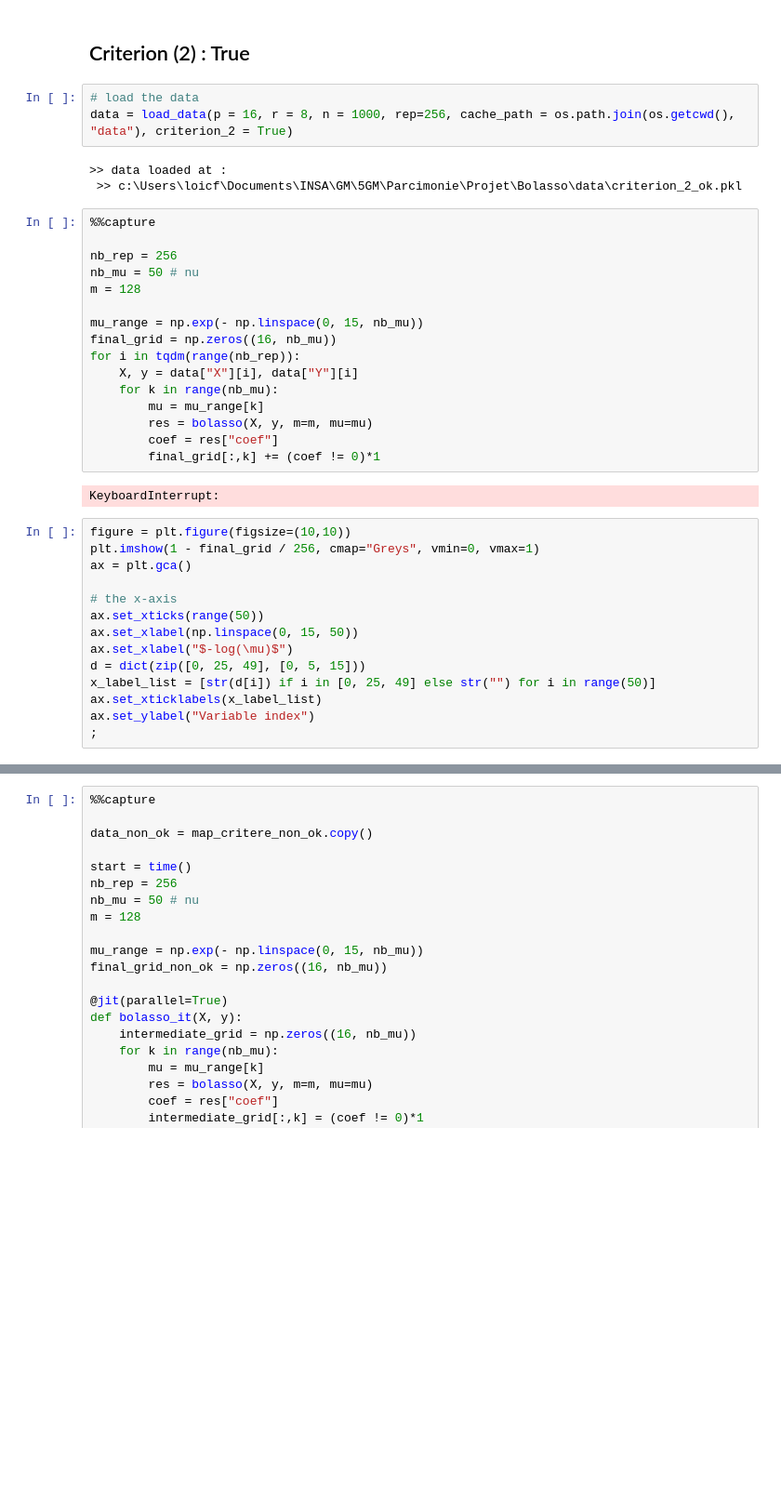
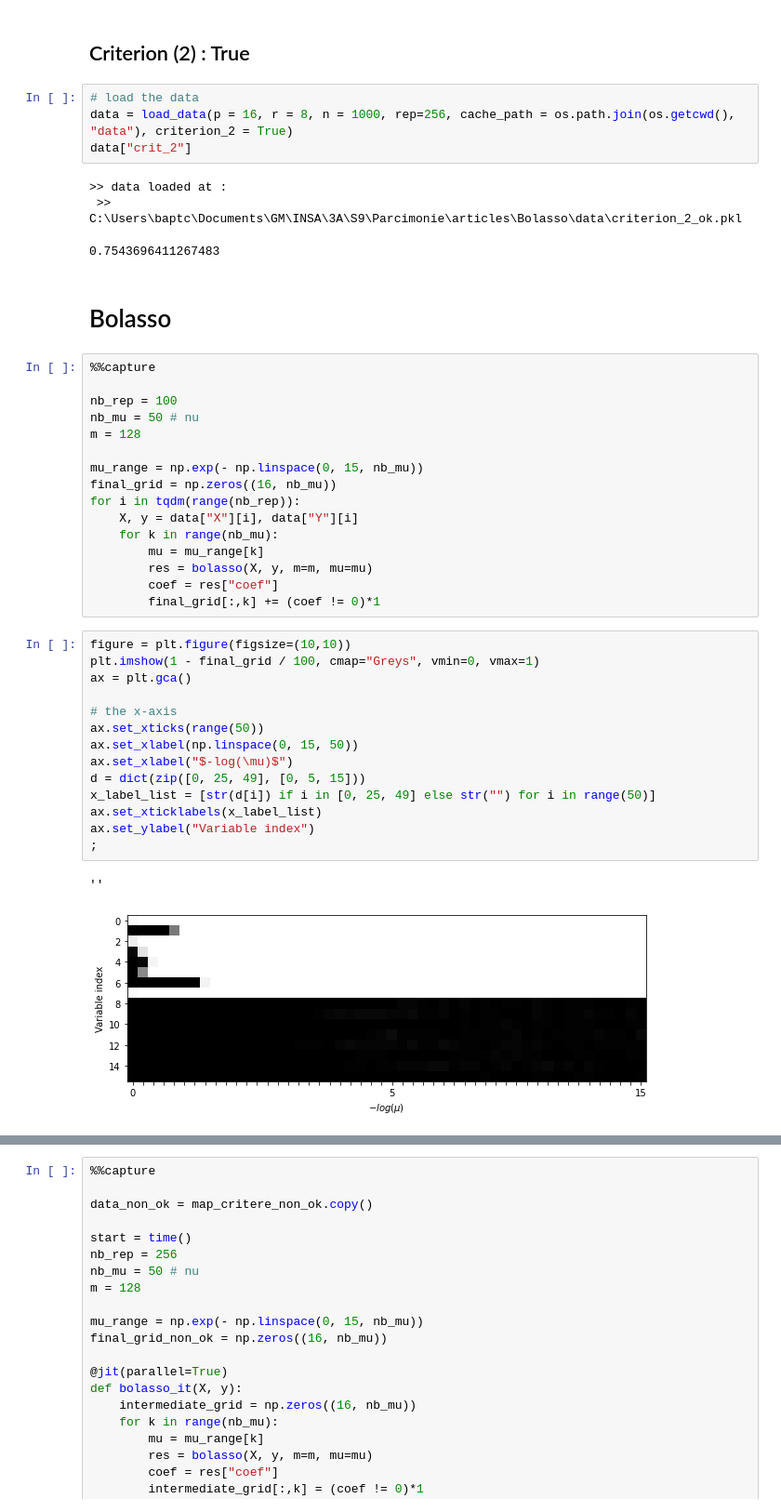
Before and after one commit to lolofo/Bolasso, a Jupyter notebook: src/E01S01.ipynb, the cells around one changed output, grey strips where cells are left out. Shown: that part at 93% size. Saved outputs shown, nothing was run; the diff lists cells and outputs as text; blank space fills up the shorter version.

```diff
--- a/src/E01S01.ipynb
+++ b/src/E01S01.ipynb
@@ -70,13 +73,17 @@ ax.set_ylabel("Variable index")
 # %%
 # load the data
 data = load_data(p = 16, r = 8, n = 1000, rep=256, cache_path = os.path.join(os.getcwd(), "data"), criterion_2 = True)
+data["crit_2"]
 # %% [output]
 >> data loaded at :
- >> c:\Users\loicf\Documents\INSA\GM\5GM\Parcimonie\Projet\Bolasso\data\criterion_2_ok.pkl
+ >> C:\Users\baptc\Documents\GM\INSA\3A\S9\Parcimonie\articles\Bolasso\data\criterion_2_ok.pkl
+0.7543696411267483
+# %% [markdown]
+# Bolasso
 # %%
 %%capture
 
-nb_rep = 256
+nb_rep = 100
 nb_mu = 50 # nu
 m = 128
 
@@ -89,22 +96,23 @@ for i in tqdm(range(nb_rep)):
         res = bolasso(X, y, m=m, mu=mu)
         coef = res["coef"]
         final_grid[:,k] += (coef != 0)*1
-# %% [output]
-KeyboardInterrupt:
 # %%
 figure = plt.figure(figsize=(10,10))
-plt.imshow(1 - final_grid / 256, cmap="Greys", vmin=0, vmax=1)
+plt.imshow(1 - final_grid / 100, cmap="Greys", vmin=0, vmax=1)
 ax = plt.gca()
 
 # the x-axis
 ax.set_xticks(range(50))
 ax.set_xlabel(np.linspace(0, 15, 50))
 ax.set_xlabel("$-log(\mu)$")
 d = dict(zip([0, 25, 49], [0, 5, 15]))
 x_label_list = [str(d[i]) if i in [0, 25, 49] else str("") for i in range(50)]
 ax.set_xticklabels(x_label_list)
 ax.set_ylabel("Variable index")
 ;
+# %% [output]
+''
+[figure, added]
 # %%
 %%capture
 
```
Also changed, not shown: parts of 8 cells of this notebook, 4 other files.
